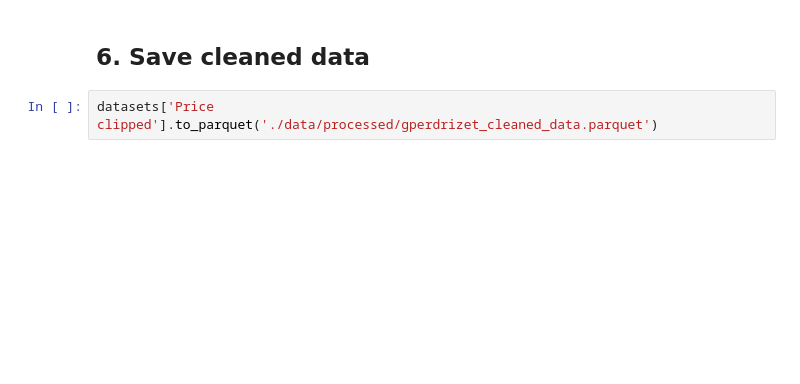
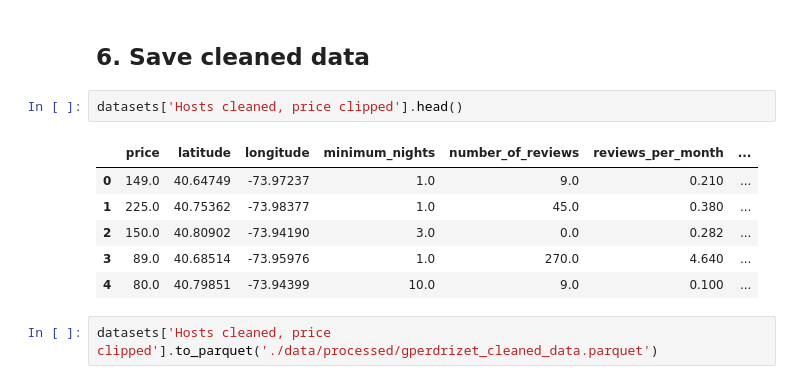
Before and after one commit to gperdrizet/gperdrizet-data-preprocessing-project-tutorial, a Jupyter notebook: gperdrizet-03_data_cleaning.ipynb, the cells around one changed output. Cells and saved outputs as stored; diff of their text form; blank space fills up the shorter version.

```diff
--- a/gperdrizet-03_data_cleaning.ipynb
+++ b/gperdrizet-03_data_cleaning.ipynb
@@ -504,4 +522,13 @@ Hosts cleaned, price clipped                          Raw  29.6392    0.0  15.83
 # %% [markdown]
 ## 6. Save cleaned data
+# %%
+datasets['Hosts cleaned, price clipped'].head()
+# %% [output]
+|  | price | latitude | longitude | minimum_nights | number_of_reviews | reviews_per_month | ... |
+| 0 | 149.0 | 40.64749 | -73.97237 | 1.0 | 9.0 | 0.210 | ... |
+| 1 | 225.0 | 40.75362 | -73.98377 | 1.0 | 45.0 | 0.380 | ... |
+| 2 | 150.0 | 40.80902 | -73.94190 | 3.0 | 0.0 | 0.282 | ... |
+| 3 | 89.0 | 40.68514 | -73.95976 | 1.0 | 270.0 | 4.640 | ... |
+| 4 | 80.0 | 40.79851 | -73.94399 | 10.0 | 9.0 | 0.100 | ... |
 # %%
-datasets['Price clipped'].to_parquet('./data/processed/gperdrizet_cleaned_data.parquet')
+datasets['Hosts cleaned, price clipped'].to_parquet('./data/processed/gperdrizet_cleaned_data.parquet')
```
Also changed, not shown: parts of 5 cells of this notebook.
